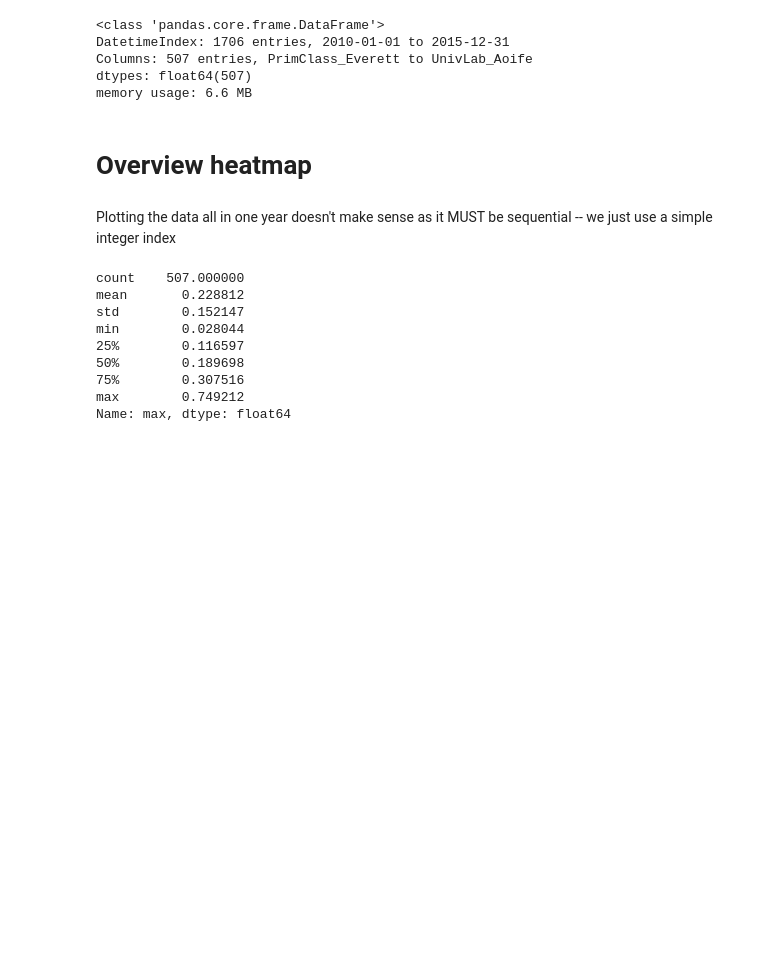
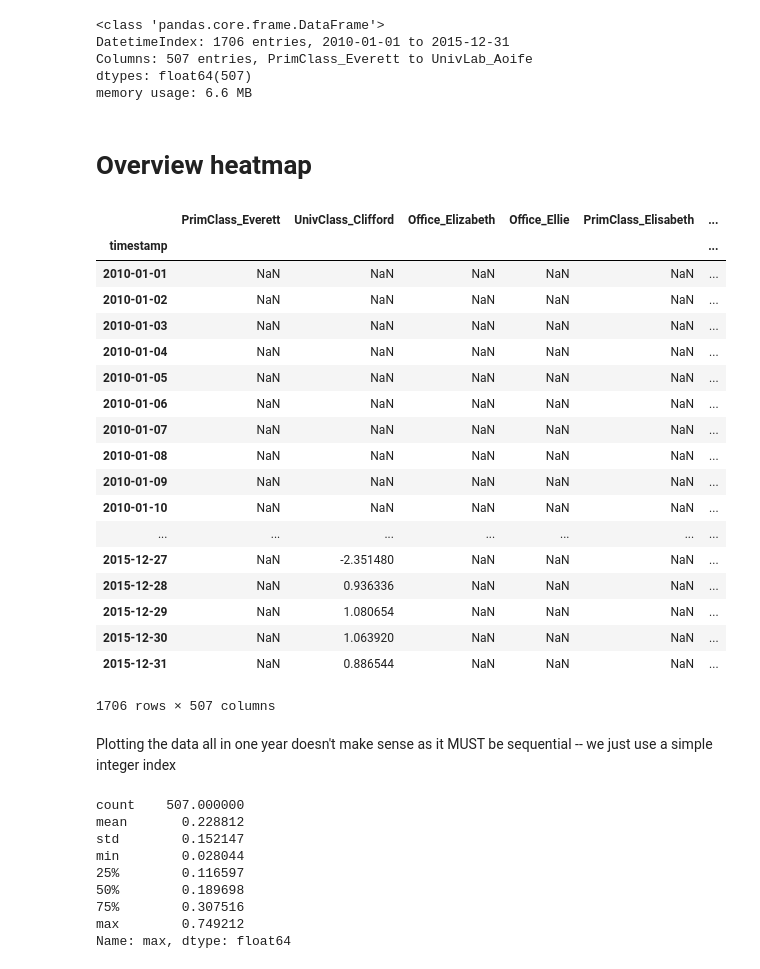
Before and after one commit to buds-lab/the-building-data-genome-project, a Jupyter notebook: notebooks/08_STL Model Creation.ipynb, the cells around one changed output. Drawn from its saved outputs; the diff is of its cells as text; code cells hidden in the pictures; blank space fills up the shorter version.

```diff
--- a/notebooks/08_STL Model Creation.ipynb
+++ b/notebooks/08_STL Model Creation.ipynb
@@ -287,3 +291,25 @@ memory usage: 6.6 MB
+# %%
+temp_seasonal
+# %% [output]
+|  | PrimClass_Everett | UnivClass_Clifford | Office_Elizabeth | Office_Ellie | PrimClass_Elisabeth | ... |
+| timestamp |  |  |  |  |  | ... |
+| 2010-01-01 | NaN | NaN | NaN | NaN | NaN | ... |
+| 2010-01-02 | NaN | NaN | NaN | NaN | NaN | ... |
+| 2010-01-03 | NaN | NaN | NaN | NaN | NaN | ... |
+| 2010-01-04 | NaN | NaN | NaN | NaN | NaN | ... |
+| 2010-01-05 | NaN | NaN | NaN | NaN | NaN | ... |
+| 2010-01-06 | NaN | NaN | NaN | NaN | NaN | ... |
+| 2010-01-07 | NaN | NaN | NaN | NaN | NaN | ... |
+| 2010-01-08 | NaN | NaN | NaN | NaN | NaN | ... |
+| 2010-01-09 | NaN | NaN | NaN | NaN | NaN | ... |
+| 2010-01-10 | NaN | NaN | NaN | NaN | NaN | ... |
+| ... | ... | ... | ... | ... | ... | ... |
+| 2015-12-27 | NaN | -2.351480 | NaN | NaN | NaN | ... |
+| 2015-12-28 | NaN | 0.936336 | NaN | NaN | NaN | ... |
+| 2015-12-29 | NaN | 1.080654 | NaN | NaN | NaN | ... |
+| 2015-12-30 | NaN | 1.063920 | NaN | NaN | NaN | ... |
+| 2015-12-31 | NaN | 0.886544 | NaN | NaN | NaN | ... |
+1706 rows × 507 columns
 # %%
 # def heatmap_data(df):
 #     x = np.linspace(0, len(df.index), len(df.index)+1)
```
Also changed, not shown: parts of 4 cells of this notebook, 35 other files.
